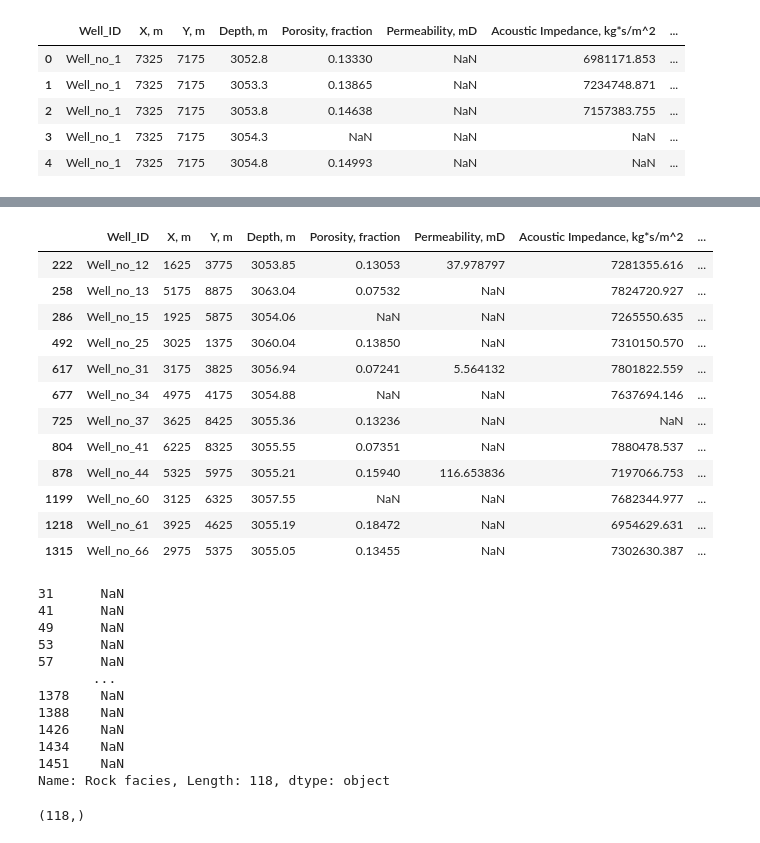
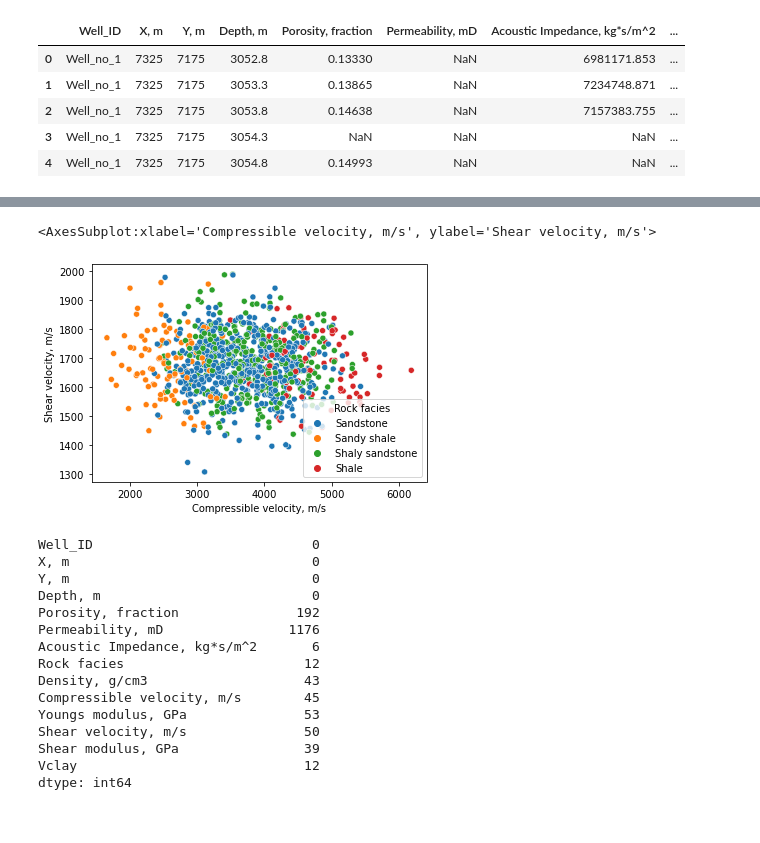
Before and after one commit to PGEHackathon/High-Risk-Low-Return, a Jupyter notebook: dataImputation.ipynb, the cells around one changed output, grey strips where cells are left out. Drawn from its saved outputs; the diff is of its cells as text; code cells hidden in the pictures.

```diff
--- a/dataImputation.ipynb
+++ b/dataImputation.ipynb
@@ -289,35 +324,23 @@ ValueError: Must have equal len keys and value when setting with an iterable
+# %%
+sns.scatterplot(data = df_producer, x = 'Compressible velocity, m/s', y = 'Shear velocity, m/s', hue = 'Rock facies')
+# %% [output]
+<AxesSubplot:xlabel='Compressible velocity, m/s', ylabel='Shear velocity, m/s'>
+[figure, added]
 # %%
-df_producer_imputed[df_producer_imputed['Rock facies'].isna()]
+df_producer_imputed.isna().sum()
 # %% [output]
-|  | Well_ID | X, m | Y, m | Depth, m | Porosity, fraction | Permeability, mD | Acoustic Impedance, kg*s/m^2 | ... |
-| 222 | Well_no_12 | 1625 | 3775 | 3053.85 | 0.13053 | 37.978797 | 7281355.616 | ... |
-| 258 | Well_no_13 | 5175 | 8875 | 3063.04 | 0.07532 | NaN | 7824720.927 | ... |
-| 286 | Well_no_15 | 1925 | 5875 | 3054.06 | NaN | NaN | 7265550.635 | ... |
-| 492 | Well_no_25 | 3025 | 1375 | 3060.04 | 0.13850 | NaN | 7310150.570 | ... |
-| 617 | Well_no_31 | 3175 | 3825 | 3056.94 | 0.07241 | 5.564132 | 7801822.559 | ... |
-| 677 | Well_no_34 | 4975 | 4175 | 3054.88 | NaN | NaN | 7637694.146 | ... |
-| 725 | Well_no_37 | 3625 | 8425 | 3055.36 | 0.13236 | NaN | NaN | ... |
-| 804 | Well_no_41 | 6225 | 8325 | 3055.55 | 0.07351 | NaN | 7880478.537 | ... |
-| 878 | Well_no_44 | 5325 | 5975 | 3055.21 | 0.15940 | 116.653836 | 7197066.753 | ... |
-| 1199 | Well_no_60 | 3125 | 6325 | 3057.55 | NaN | NaN | 7682344.977 | ... |
-| 1218 | Well_no_61 | 3925 | 4625 | 3055.19 | 0.18472 | NaN | 6954629.631 | ... |
-| 1315 | Well_no_66 | 2975 | 5375 | 3055.05 | 0.13455 | NaN | 7302630.387 | ... |
+Well_ID                            0
+X, m                               0
+Y, m                               0
+Depth, m                           0
+Porosity, fraction               192
+Permeability, mD                1176
+Acoustic Impedance, kg*s/m^2       6
+Rock facies                       12
+Density, g/cm3                    43
+Compressible velocity, m/s        45
+Youngs modulus, GPa               53
+Shear velocity, m/s               50
+Shear modulus, GPa                39
+Vclay                             12
+dtype: int64
-# %%
-df_producer_imputed[np.logical_and(df_producer_imputed['Rock facies'].isna(), ~df_producer_imputed[featureList].isna().any(axis = 1))].loc[:, 'Rock facies'].
-# %% [output]
-31      NaN
-41      NaN
-49      NaN
-53      NaN
-57      NaN
-       ...
-1378    NaN
-1388    NaN
-1426    NaN
-1434    NaN
-1451    NaN
-Name: Rock facies, Length: 118, dtype: object
-# %%
-kNNprediction.shape
-# %% [output]
-(118,)
```
Also changed, not shown: parts of 18 cells of this notebook, 1 other file.
